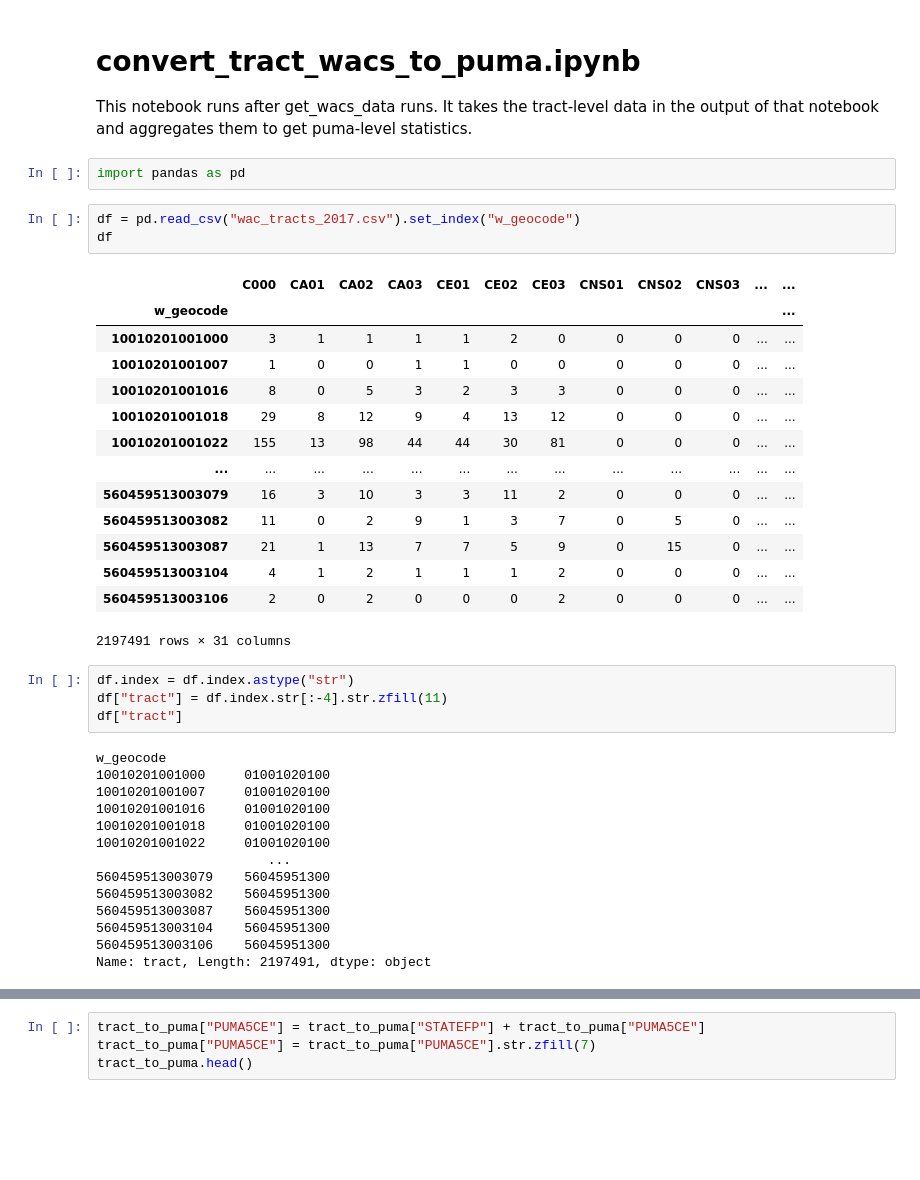
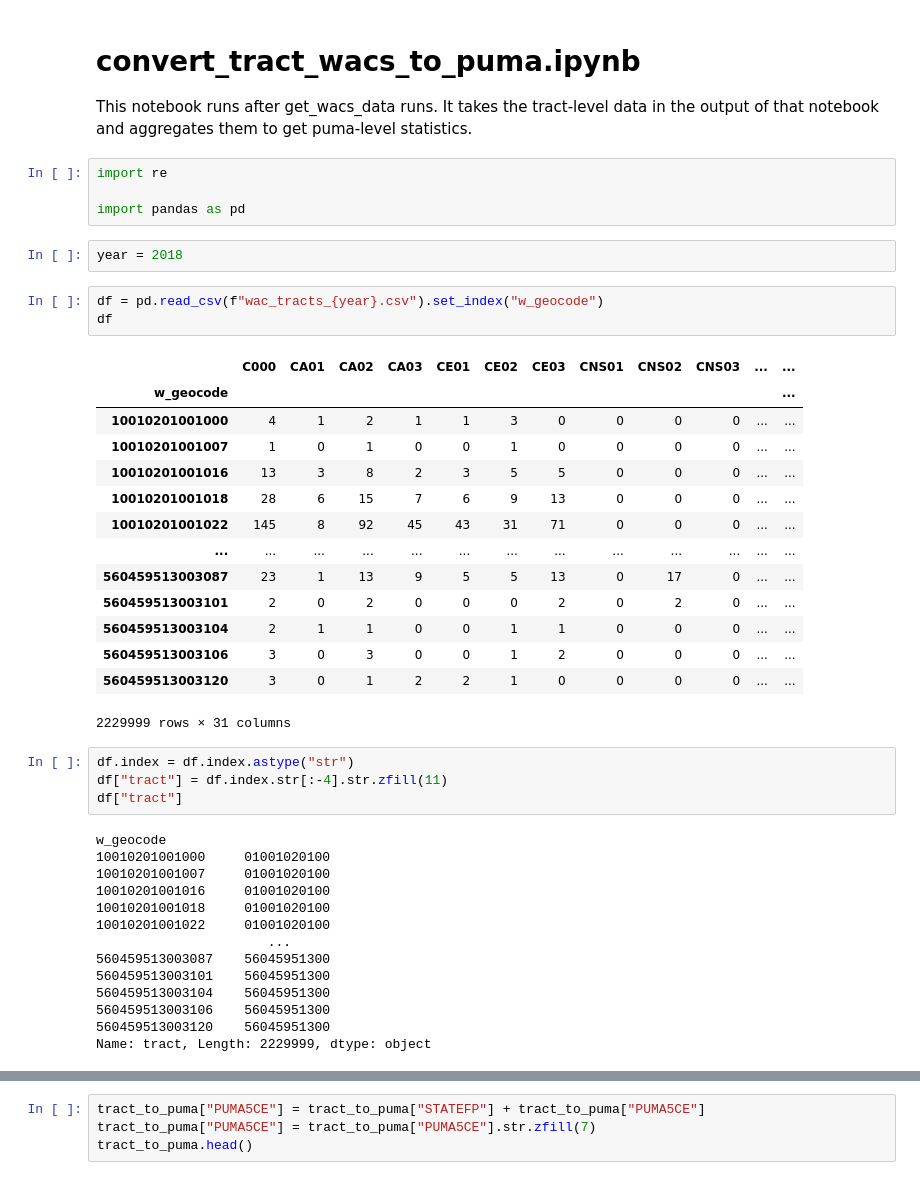
Before and after one commit to yianzhang14/migration, a Jupyter notebook: data/census/lodes/agg_tract_wacs_to_puma.ipynb, the cells around one changed output, grey strips where cells are left out. Saved outputs shown, nothing was run; the diff lists cells and outputs as text; blank space fills up the shorter version.

```diff
--- a/data/census/lodes/agg_tract_wacs_to_puma.ipynb
+++ b/data/census/lodes/agg_tract_wacs_to_puma.ipynb
@@ -3,25 +3,29 @@
 
 This notebook runs after get_wacs_data runs. It takes the tract-level data in the output of that notebook and aggregates them to get puma-level statistics.
 # %%
+import re
+
 import pandas as pd
+# %%
+year = 2018
 # %%
-df = pd.read_csv("wac_tracts_2017.csv").set_index("w_geocode")
+df = pd.read_csv(f"wac_tracts_{year}.csv").set_index("w_geocode")
 df
 # %% [output]
 |  | C000 | CA01 | CA02 | CA03 | CE01 | CE02 | CE03 | CNS01 | CNS02 | CNS03 | ... | ... |
 | w_geocode |  |  |  |  |  |  |  |  |  |  |  | ... |
-| 10010201001000 | 3 | 1 | 1 | 1 | 1 | 2 | 0 | 0 | 0 | 0 | ... | ... |
-| 10010201001007 | 1 | 0 | 0 | 1 | 1 | 0 | 0 | 0 | 0 | 0 | ... | ... |
-| 10010201001016 | 8 | 0 | 5 | 3 | 2 | 3 | 3 | 0 | 0 | 0 | ... | ... |
-| 10010201001018 | 29 | 8 | 12 | 9 | 4 | 13 | 12 | 0 | 0 | 0 | ... | ... |
-| 10010201001022 | 155 | 13 | 98 | 44 | 44 | 30 | 81 | 0 | 0 | 0 | ... | ... |
+| 10010201001000 | 4 | 1 | 2 | 1 | 1 | 3 | 0 | 0 | 0 | 0 | ... | ... |
+| 10010201001007 | 1 | 0 | 1 | 0 | 0 | 1 | 0 | 0 | 0 | 0 | ... | ... |
+| 10010201001016 | 13 | 3 | 8 | 2 | 3 | 5 | 5 | 0 | 0 | 0 | ... | ... |
+| 10010201001018 | 28 | 6 | 15 | 7 | 6 | 9 | 13 | 0 | 0 | 0 | ... | ... |
+| 10010201001022 | 145 | 8 | 92 | 45 | 43 | 31 | 71 | 0 | 0 | 0 | ... | ... |
 | ... | ... | ... | ... | ... | ... | ... | ... | ... | ... | ... | ... | ... |
-| 560459513003079 | 16 | 3 | 10 | 3 | 3 | 11 | 2 | 0 | 0 | 0 | ... | ... |
-| 560459513003082 | 11 | 0 | 2 | 9 | 1 | 3 | 7 | 0 | 5 | 0 | ... | ... |
-| 560459513003087 | 21 | 1 | 13 | 7 | 7 | 5 | 9 | 0 | 15 | 0 | ... | ... |
-| 560459513003104 | 4 | 1 | 2 | 1 | 1 | 1 | 2 | 0 | 0 | 0 | ... | ... |
-| 560459513003106 | 2 | 0 | 2 | 0 | 0 | 0 | 2 | 0 | 0 | 0 | ... | ... |
+| 560459513003087 | 23 | 1 | 13 | 9 | 5 | 5 | 13 | 0 | 17 | 0 | ... | ... |
+| 560459513003101 | 2 | 0 | 2 | 0 | 0 | 0 | 2 | 0 | 2 | 0 | ... | ... |
+| 560459513003104 | 2 | 1 | 1 | 0 | 0 | 1 | 1 | 0 | 0 | 0 | ... | ... |
+| 560459513003106 | 3 | 0 | 3 | 0 | 0 | 1 | 2 | 0 | 0 | 0 | ... | ... |
+| 560459513003120 | 3 | 0 | 1 | 2 | 2 | 1 | 0 | 0 | 0 | 0 | ... | ... |
-2197491 rows × 31 columns
+2229999 rows × 31 columns
 # %%
 df.index = df.index.astype("str")
 df["tract"] = df.index.str[:-4].str.zfill(11)
@@ -34,10 +38,10 @@ w_geocode
 10010201001018     01001020100
 10010201001022     01001020100
                       ...
-560459513003079    56045951300
-560459513003082    56045951300
 560459513003087    56045951300
+560459513003101    56045951300
 560459513003104    56045951300
 560459513003106    56045951300
-Name: tract, Length: 2197491, dtype: object
+560459513003120    56045951300
+Name: tract, Length: 2229999, dtype: object
 # %%
```
Also changed, not shown: parts of 9 cells of this notebook, 19 other files.
